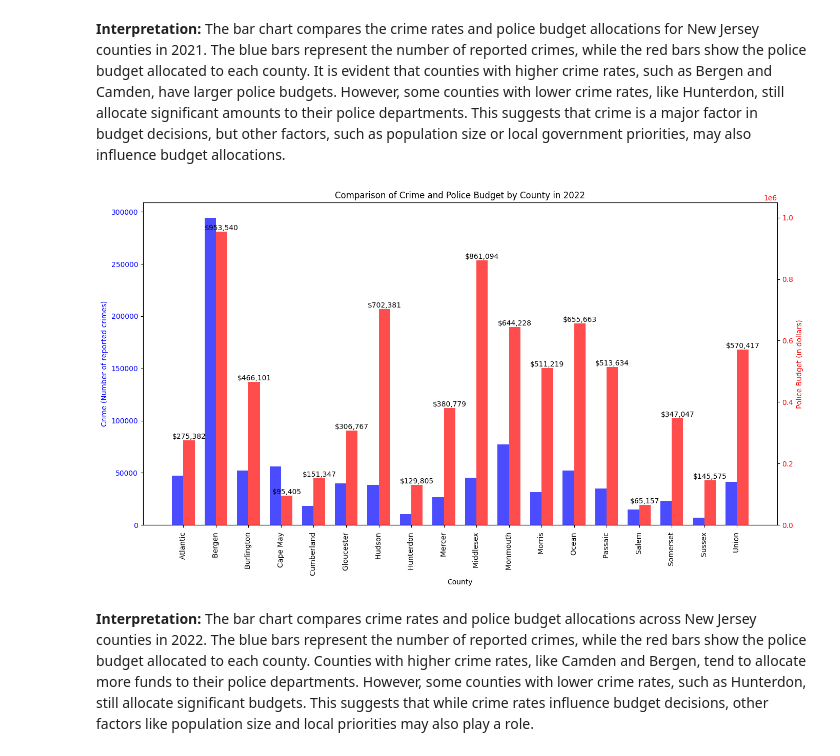
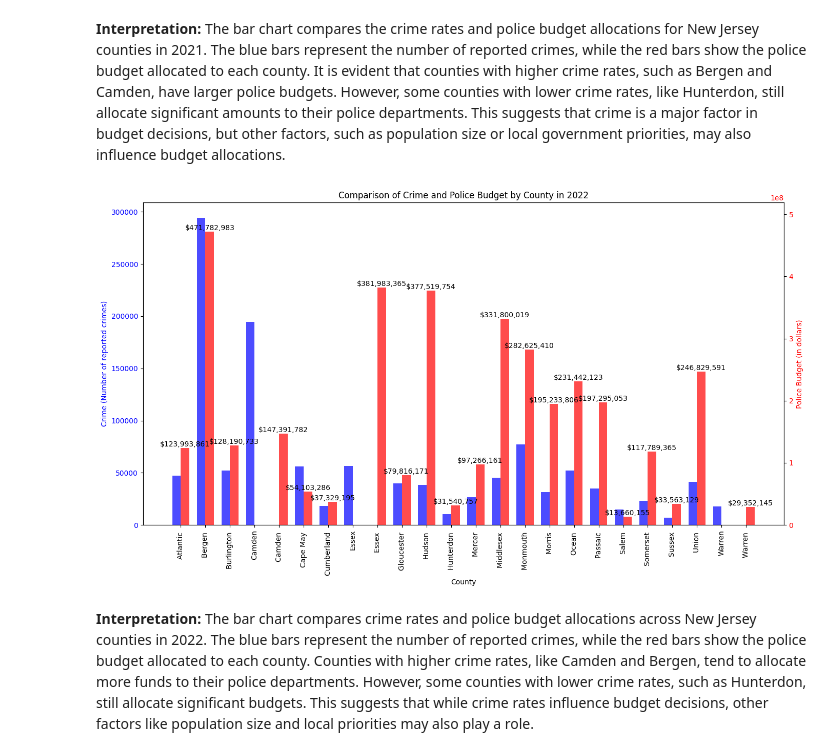
Before and after one commit to erikaguiracocha/Data-Visualization-2025, a Jupyter notebook: PS3erikaguiracocha.ipynb, the cells around one changed output. Saved outputs shown, nothing was run; the diff lists cells and outputs as text; code cells hidden in the pictures.

```diff
--- a/PS3erikaguiracocha.ipynb
+++ b/PS3erikaguiracocha.ipynb
@@ -354,81 +340,74 @@ plt.show()
 # %% [markdown]
 **Interpretation:** The bar chart compares the crime rates and police budget allocations for New Jersey counties in 2021. The blue bars represent the number of reported crimes, while the red bars show the police budget allocated to each county. It is evident that counties with higher crime rates, such as Bergen and Camden, have larger police budgets. However, some counties with lower crime rates, like Hunterdon, still allocate significant amounts to their police departments. This suggests that crime is a major factor in budget decisions, but other factors, such as population size or local government priorities, may also influence budget allocations.
 # %%
-# Load crime data for 2022
+# Load crime data
 crime_data = pd.read_csv(url_crime_data, header=1)
 
-# Clean crime data (remove "Total New Jersey" and convert values to numeric)
+# Remove the "Total New Jersey" row from the crime data
 crime_data = crime_data[crime_data['County'] != 'Total New Jersey']
+
+# Clean crime data (convert values to numeric for 2022)
 crime_data['2022'] = crime_data['2022'].str.replace(',', '').astype(float)
 
-# Load population data for 2022
-url_population_data = 'https://raw.githubusercontent.com/erikaguiracocha/Data-Visualization-2025/refs/heads/main/population%20by%20county%20New%20Jersey.csv'
-population_data = pd.read_csv(url_population_data)
-
-# Clean population data (remove commas and keep only relevant columns)
-population_data = population_data.iloc[1:, [0, -1]]  # Keep only county and 2022 data
-population_data.columns = ['County', '2022']
-
-# Remove commas from the population column and convert to float
-population_data['2022'] = population_data['2022'].str.replace(',', '').astype(float)
-
-# Load police budget data for 2022
-url_budget_data = 'https://raw.githubusercontent.com/erikaguiracocha/Data-Visualization-2025/refs/heads/main/police%20budgets%20in%20New%20Jersey.csv'
+# Load police budget data
 budget_data = pd.read_csv(url_budget_data, header=1)
 
-# Clean budget data (remove commas and convert values to numeric)
+# Remove the "Total New Jersey" row from the budget data
+budget_data = budget_data[budget_data['County'] != 'Total New Jersey']
+
+# Clean budget data (convert values to numeric for 2022)
 budget_data['2022'] = budget_data['2022'].str.replace(',', '').astype(float)
 
-# Merge the three datasets into one DataFrame using the County column
-merged_data = crime_data.merge(population_data, on='County').merge(budget_data, on='County')
+# Merge the two datasets (crime and budget) into one DataFrame using the 'County' column
+merged_data = crime_data.merge(budget_data, on='County', how='outer')
 
-# Create figure and axis
+# Create figure and axis for the plot
 fig, ax1 = plt.subplots(figsize=(14, 8))
 
-# Define bar width
+# Define the bar width
 bar_width = 0.35
 
-# Define the position of the bars on the x-axis
+# Define the positions of the bars on the x-axis
 x = np.arange(len(merged_data))
 
 # Bar chart for crime data (left y-axis, blue color)
 bars_crime = ax1.bar(x - bar_width / 2, merged_data['2022_x'], bar_width, color='blue', label='Crime', alpha=0.7)
 
-# Set labels for the left y-axis
+# Labels for the left y-axis
 ax1.set_xlabel('County')
 ax1.set_ylabel('Crime (Number of reported crimes)', color='blue')
 ax1.tick_params(axis='y', labelcolor='blue')
 ax1.set_xticks(x)
 ax1.set_xticklabels(merged_data['County'], rotation=90)
 
-# Create a second y-axis (right side) for the budget data
+# Create a second y-axis for the police budget (right side)
 ax2 = ax1.twinx()
 
 # Bar chart for police budget data (right y-axis, red color)
 bars_budget = ax2.bar(x + bar_width / 2, merged_data['2022_y'], bar_width, color='red', label='Police Budget', alpha=0.7)
 
-# Set labels for the right y-axis
+# Labels for the right y-axis
 ax2.set_ylabel('Police Budget (in dollars)', color='red')
 ax2.tick_params(axis='y', labelcolor='red')
 
-# Set proper range for the right y-axis (budget axis)
+# Adjust the range for the right y-axis (budget axis)
 ax2.set_ylim(0, merged_data['2022_y'].max() * 1.1)  # 10% buffer above the maximum budget value
 
 # Add annotations for budget values
 for i, bar in enumerate(bars_budget):
     yval = bar.get_height()
     ax2.text(bar.get_x() + bar.get_width() / 2, yval, f'${yval:,.0f}', ha='center', va='bottom', color='black')
 
 # Title and layout adjustments
 plt.title('Comparison of Crime and Police Budget by County in 2022')
 
 # Ensure all the labels and axes are displayed properly
 fig.tight_layout()
 
 # Show the plot
 plt.show()
 # %% [output]
-[figure, old version]
+[figure, new version]
 # %% [markdown]
 **Interpretation:** The bar chart compares crime rates and police budget allocations across New Jersey counties in 2022. The blue bars represent the number of reported crimes, while the red bars show the police budget allocated to each county. Counties with higher crime rates, like Camden and Bergen, tend to allocate more funds to their police departments. However, some counties with lower crime rates, such as Hunterdon, still allocate significant budgets. This suggests that while crime rates influence budget decisions, other factors like population size and local priorities may also play a role.
 # %% [markdown]
```
Also changed, not shown: parts of 11 cells of this notebook.
